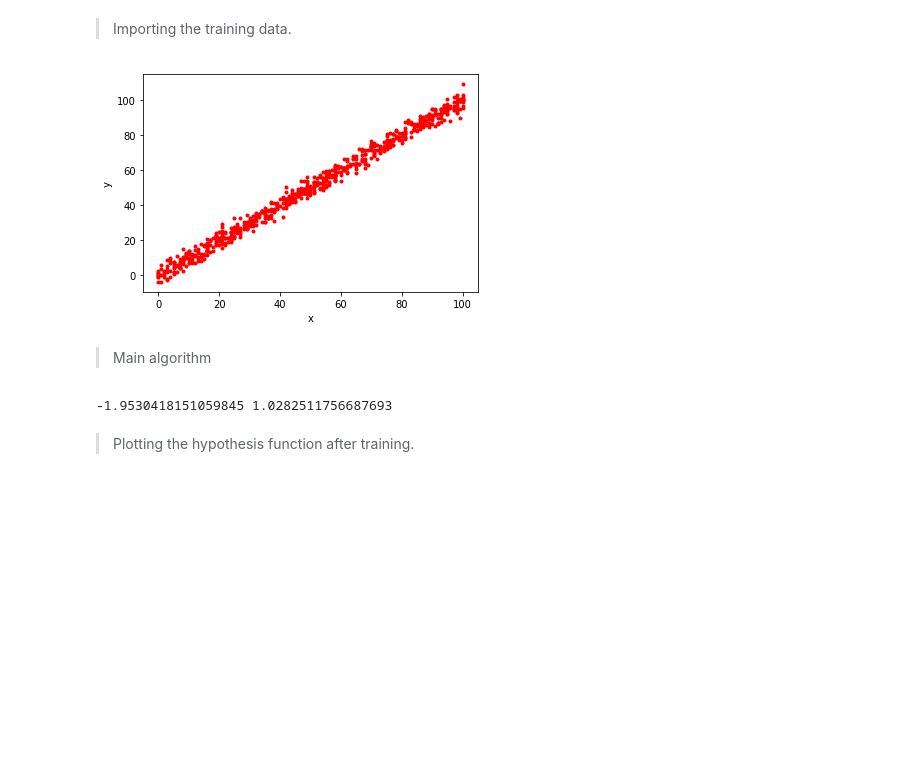
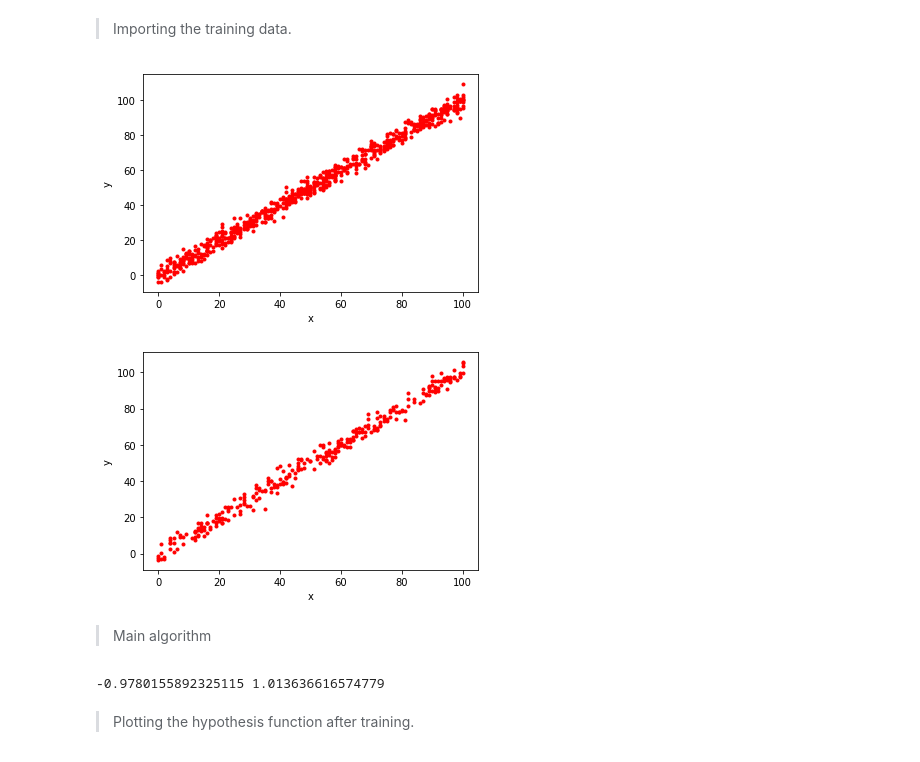
Before and after one commit to ppap1771/ML-Sandbox, a Jupyter notebook: MLDLS2022/Linear Reg/uniVarLinearReg.ipynb, the cells around one changed output. Saved outputs shown, nothing was run; the diff lists cells and outputs as text; code cells hidden in the pictures; blank space fills up the shorter version.

```diff
--- a/MLDLS2022/Linear Reg/uniVarLinearReg.ipynb
+++ b/MLDLS2022/Linear Reg/uniVarLinearReg.ipynb
@@ -56,20 +56,27 @@ from sklearn.linear_model import LinearRegression
 >Importing the training data.
 # %%
 train = pd.read_csv('train.csv')
+test = pd.read_csv('test.csv')
 dataset = list(zip(train.x, train.y))
+testData = list(zip(test.x,test.y))
 for i in dataset: plt.plot(i[0], i[1], 'r.')
 plt.xlabel('x')
 plt.ylabel('y')
 plt.show()
+for i in testData: plt.plot(i[0],i[1],'r. ')
+plt.xlabel('x')
+plt.ylabel('y')
+plt.show()
 # %% [output]
 [figure]
+[figure, added]
 # %% [markdown]
 >Main algorithm
 # %%
 learning_rate = 0.000001
 steps = 100000
 
-O0 = -2.0
+O0 = -1.0
 O1 = 1.0
 
 def hypothesis(O0, O1, x):
@@ -100,7 +107,7 @@ while (steps):
 
 print(O0, O1)
 # %% [output]
--1.9530418151059845 1.0282511756687693
+-0.9780155892325115 1.013636616574779
 # %% [markdown]
 >Plotting the hypothesis function after training.
 # %%
```
Also changed, not shown: parts of 3 cells of this notebook, 1 other file.
